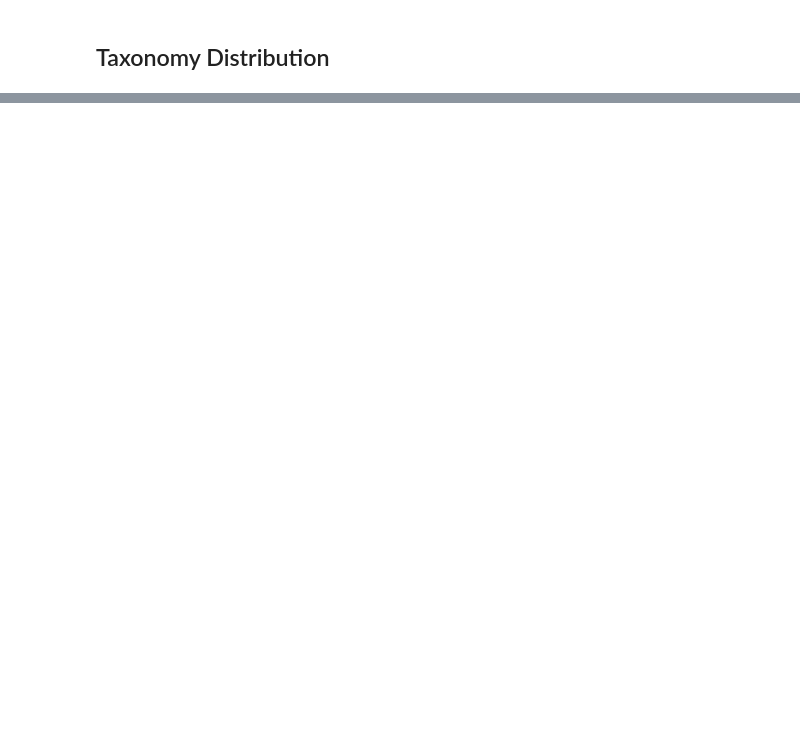
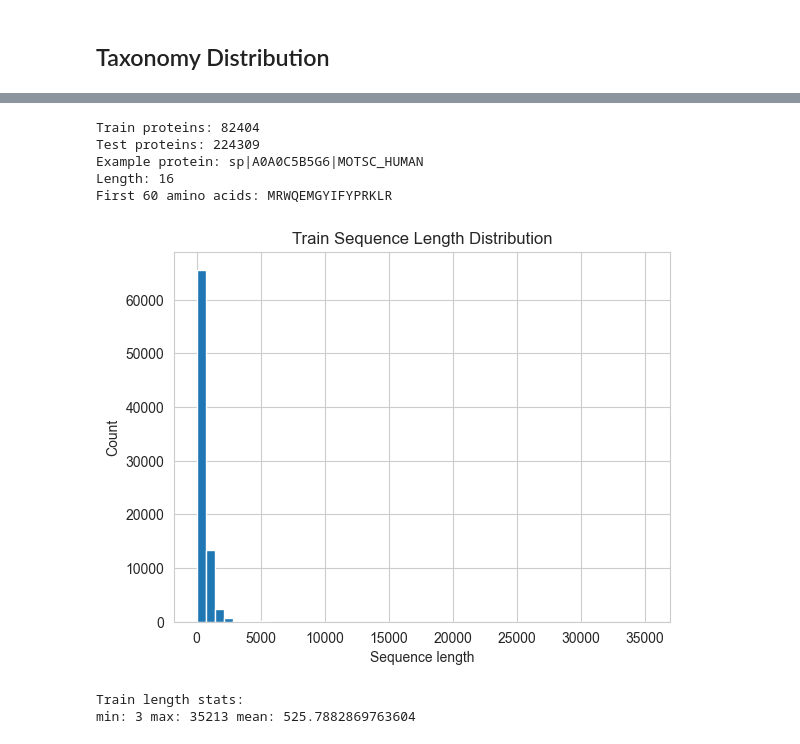
Before and after one commit to NavodWickramathunga/CAFA-6-Protein-Function-Prediction, a Jupyter notebook: 02_notebook/cafa6_baseline.ipynb, the cells around one changed output, grey strips where cells are left out. Saved outputs shown, nothing was run; the diff lists cells and outputs as text; code cells hidden in the pictures; blank space fills up the shorter version.

```diff
--- a/02_notebook/cafa6_baseline.ipynb
+++ b/02_notebook/cafa6_baseline.ipynb
@@ -144,0 +250,57 @@ print(top_taxa.head(10))
+# %%
+def read_fasta(path):
+    seqs = {}
+    with open(path, "r") as f:
+        current_id = None
+        parts = []
+        for line in f:
+            line = line.strip()
+            if not line:
+                continue
+            if line.startswith(">"):
+                if current_id is not None:
+                    seqs[current_id] = "".join(parts)
+                header = line[1:]
+                current_id = header.split()[0]
+                parts = []
+            else:
+                parts.append(line)
+        if current_id is not None:
+            seqs[current_id] = "".join(parts)
+    return seqs
+
+train_seqs = read_fasta(fr"{DATA_DIR}\Train\train_sequences.fasta")
+test_seqs  = read_fasta(fr"{DATA_DIR}\Test\testsuperset.fasta")
+
+print("Train proteins:", len(train_seqs))
+print("Test proteins:", len(test_seqs))
+
+# show 1 example
+pid = list(train_seqs.keys())[0]
+print("Example protein:", pid)
+print("Length:", len(train_seqs[pid]))
+print("First 60 amino acids:", train_seqs[pid][:60])
+# %% [output]
+Train proteins: 82404
+Test proteins: 224309
+Example protein: sp|A0A0C5B5G6|MOTSC_HUMAN
+Length: 16
+First 60 amino acids: MRWQEMGYIFYPRKLR
+# %%
+import matplotlib.pyplot as plt
+
+train_lengths = [len(s) for s in train_seqs.values()]
+
+plt.figure()
+plt.hist(train_lengths, bins=50)
+plt.title("Train Sequence Length Distribution")
+plt.xlabel("Sequence length")
+plt.ylabel("Count")
+plt.show()
+
+print("Train length stats:")
+print("min:", min(train_lengths), "max:", max(train_lengths), "mean:", sum(train_lengths)/len(train_lengths))
+# %% [output]
+[figure, added]
+Train length stats:
+min: 3 max: 35213 mean: 525.7882869763604
```
Also changed, not shown: parts of 22 cells of this notebook, 42 other files.
